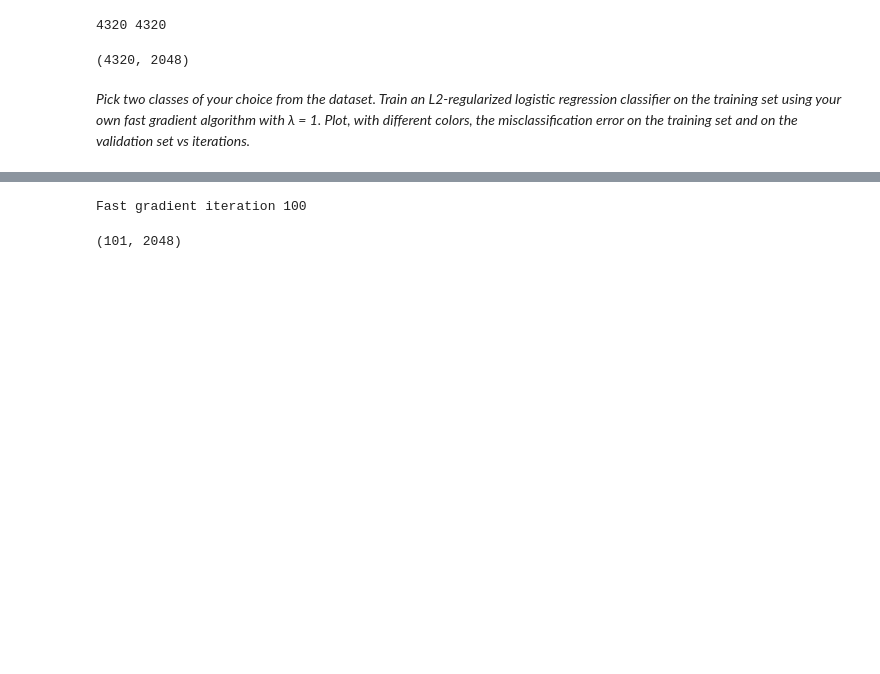
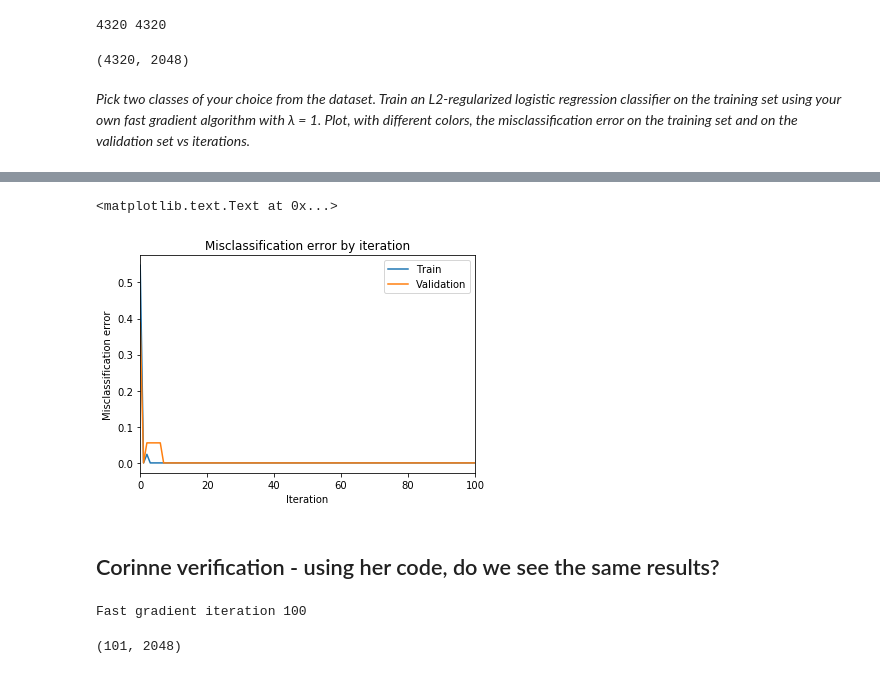
Before and after one commit to aenfield/Data558, a Jupyter notebook: Kaggle/HWExerciseExploratory.ipynb, the cells around one changed output, grey strips where cells are left out. Saved outputs shown, nothing was run; the diff lists cells and outputs as text; code cells hidden in the pictures; blank space fills up the shorter version.

```diff
--- a/Kaggle/HWExerciseExploratory.ipynb
+++ b/Kaggle/HWExerciseExploratory.ipynb
@@ -172,0 +129,3 @@ corinne.objective_plot(results.values, 1, X_train, y_train)
+# %%
+def get_misclassification_errors(beta_results_df, X, y):
+    return beta_results_df.apply(lambda r: 1 - get_accuracy(r.values, X, y), axis=1)
@@ -173,3 +141,13 @@ corinne.objective_plot(results.values, 1, X_train, y_train)
+# %%
+ax = errors.plot()
+ax.set_xlabel('Iteration')
+ax.set_ylabel('Misclassification error')
+ax.set_title('Misclassification error by iteration')
+# %% [output]
+<matplotlib.text.Text at 0x...>
+[figure, added]
+# %% [markdown]
+## Corinne verification - using her code, do we see the same results?
 # %%
 results_corinne, thetas_corinne = corinne.fastgradalgo(np.zeros(X_train.shape[1]),
                                        np.zeros(X_train.shape[1]),
```
Also changed, not shown: parts of 30 cells of this notebook, 2 other files.
